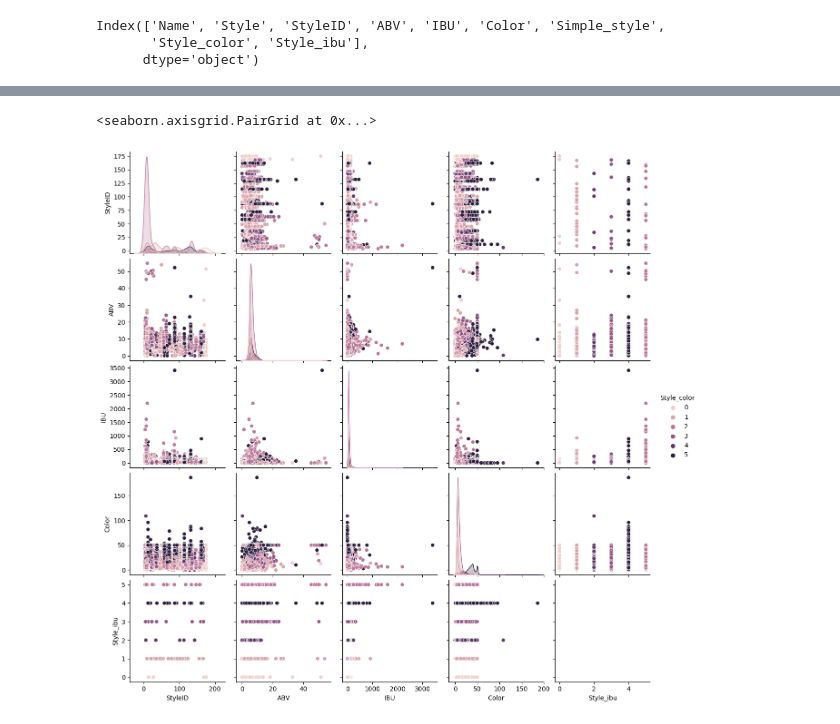
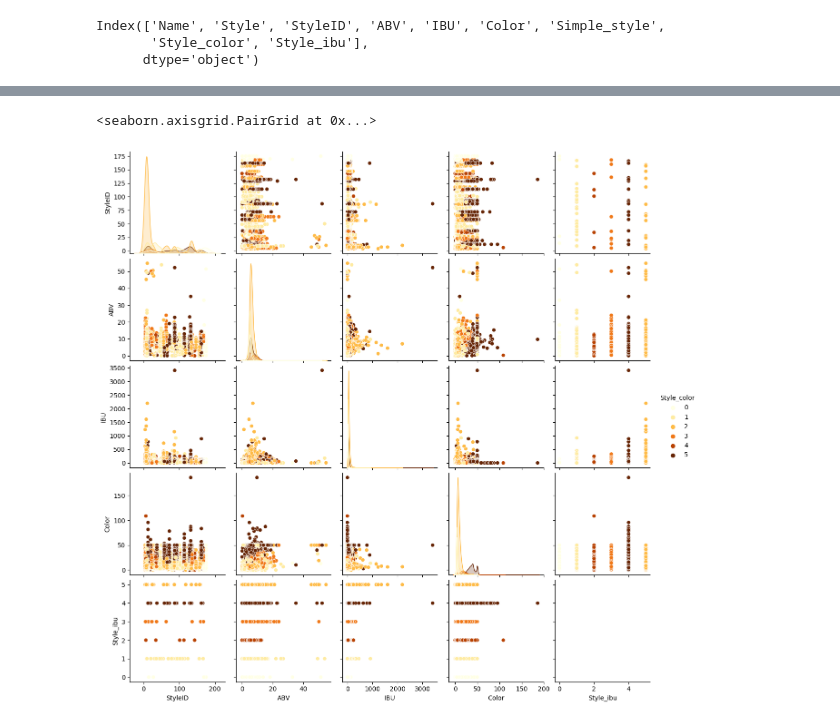
Before and after one commit to agui968/Predicting-Beer-Styles-with-Machine-Learning, a Jupyter notebook: notebooks/02limpieza.ipynb, the cells around one changed output, grey strips where cells are left out. Cells and saved outputs as stored; diff of their text form; code cells hidden in the pictures.

```diff
--- a/notebooks/02limpieza.ipynb
+++ b/notebooks/02limpieza.ipynb
@@ -382,6 +386,6 @@ sns.heatmap(beer1.corr(numeric_only=True),annot=True,cmap='seismic',vmin=-1)
 # %%
 #drop useless columns
-beer1=beer1.drop(columns=['BrewMethod','Brew_All Grain', 'Brew_BIAB', 'Brew_Partial Mash','Brew_extract'])
+# beer1=beer1.drop(columns=['BrewMethod','Brew_All Grain', 'Brew_BIAB', 'Brew_Partial Mash','Brew_extract'])
 # %%
 beer1.columns
 # %% [output]
@@ -419,5 +424,5 @@ sns.heatmap(beer1[['ABV', 'IBU', 'Color','Style_color', 'Style_ibu']].corr(metho
 # %%
-sns.pairplot(beer1, hue='Style_color')
+sns.pairplot(beer1, hue='Style_color',palette='YlOrBr')
 # %% [output]
 <seaborn.axisgrid.PairGrid at 0x...>
-[figure, old version]
+[figure, new version]
```
Also changed, not shown: parts of 5 cells of this notebook, 6 other files.
